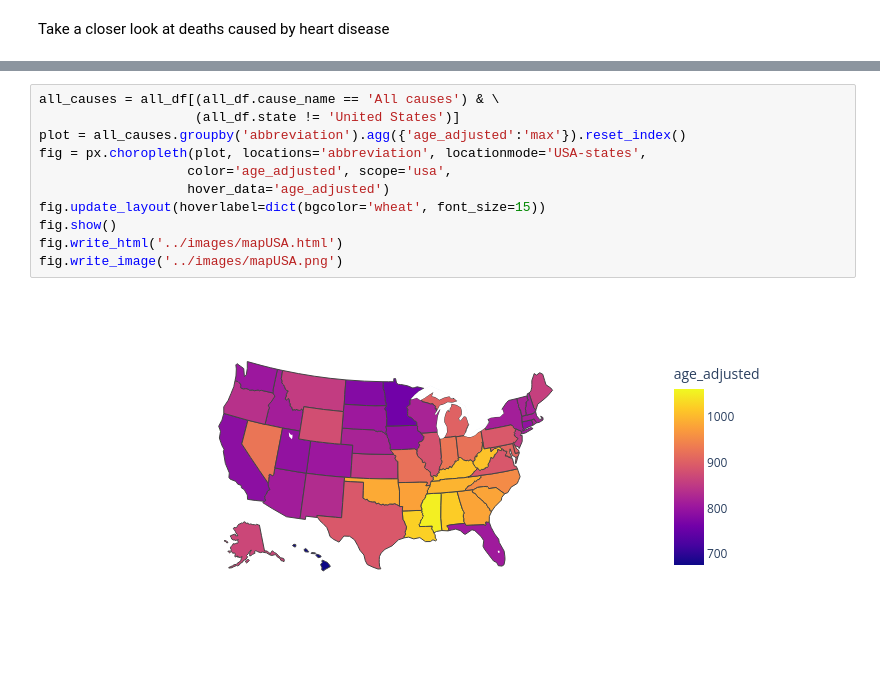
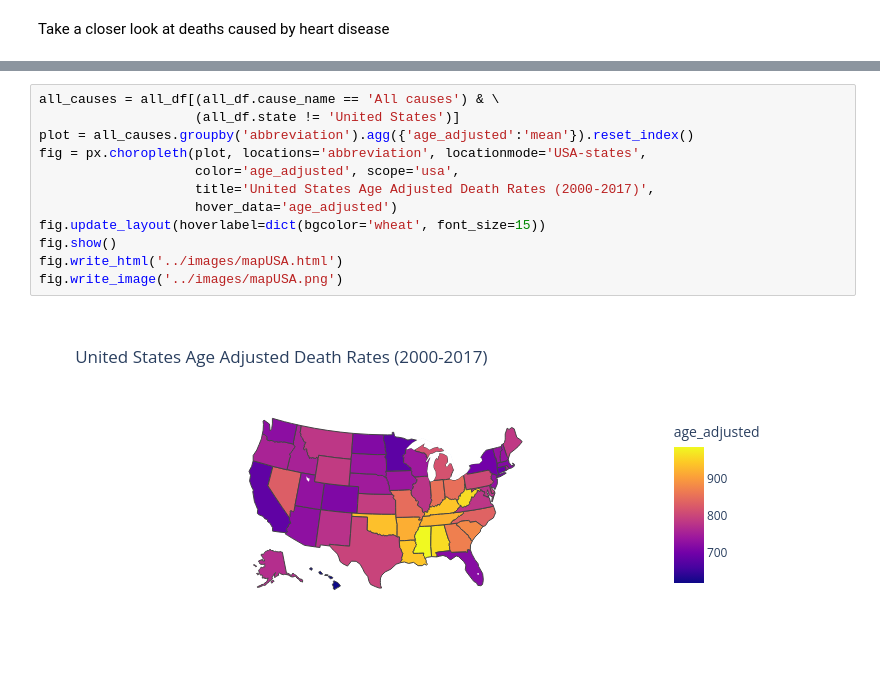
Before and after one commit to wwwinters/MSDS-670-Final-Project, a Jupyter notebook: src/WileyWinters_finalProject.ipynb, the cells around one changed output, grey strips where cells are left out. Drawn from its saved outputs; the diff is of its cells as text.

```diff
--- a/src/WileyWinters_finalProject.ipynb
+++ b/src/WileyWinters_finalProject.ipynb
@@ -363,13 +369,14 @@ fig.savefig('../images/top10States.png', bbox_inches='tight', dpi=300)
 # %%
 all_causes = all_df[(all_df.cause_name == 'All causes') & \
                     (all_df.state != 'United States')]
-plot = all_causes.groupby('abbreviation').agg({'age_adjusted':'max'}).reset_index()
+plot = all_causes.groupby('abbreviation').agg({'age_adjusted':'mean'}).reset_index()
 fig = px.choropleth(plot, locations='abbreviation', locationmode='USA-states',
-                   color='age_adjusted', scope='usa',
-                   hover_data='age_adjusted')
+                    color='age_adjusted', scope='usa',
+                    title='United States Age Adjusted Death Rates (2000-2017)',
+                    hover_data='age_adjusted')
 fig.update_layout(hoverlabel=dict(bgcolor='wheat', font_size=15))
 fig.show()
 fig.write_html('../images/mapUSA.html')
 fig.write_image('../images/mapUSA.png')
 # %% [output]
-[figure, old version]
+[figure, new version]
```
Also changed, not shown: parts of 6 cells of this notebook, 37 other files.
